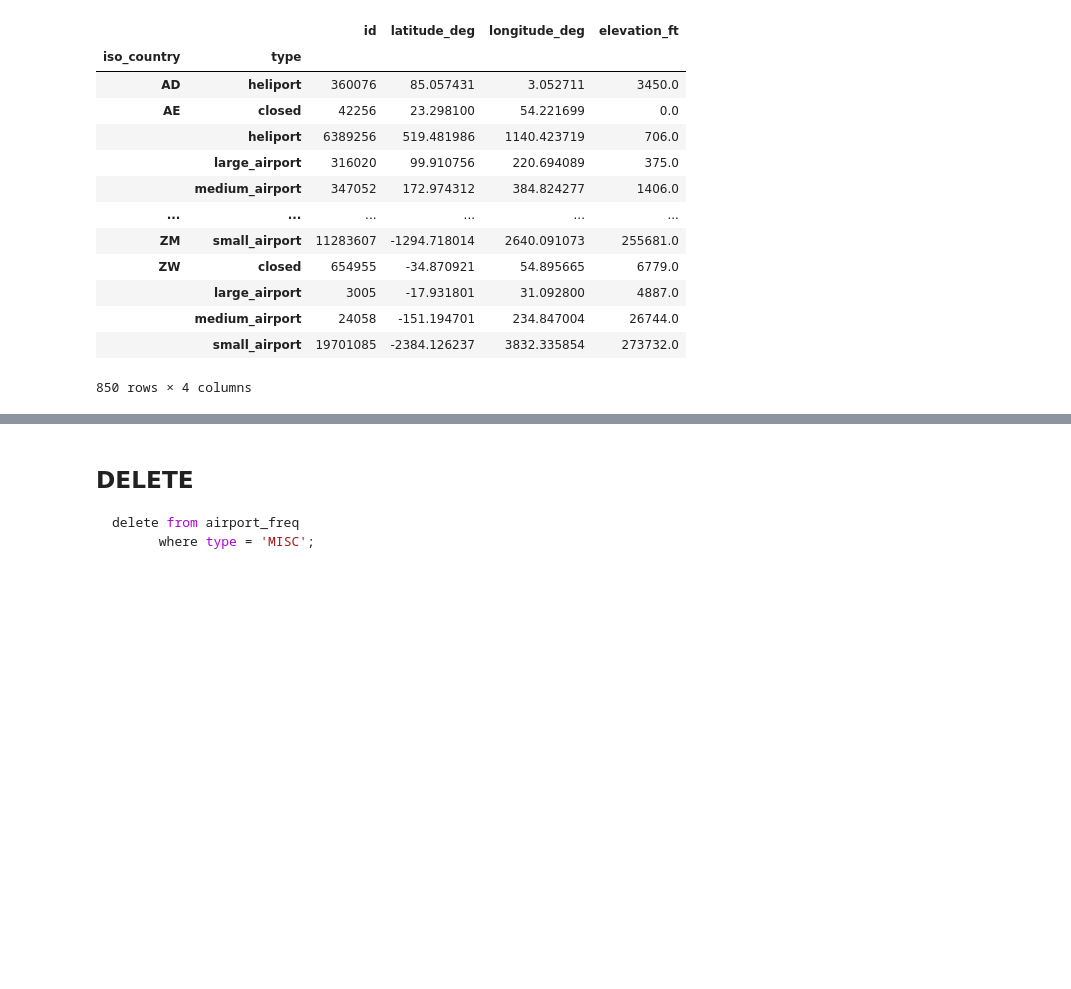
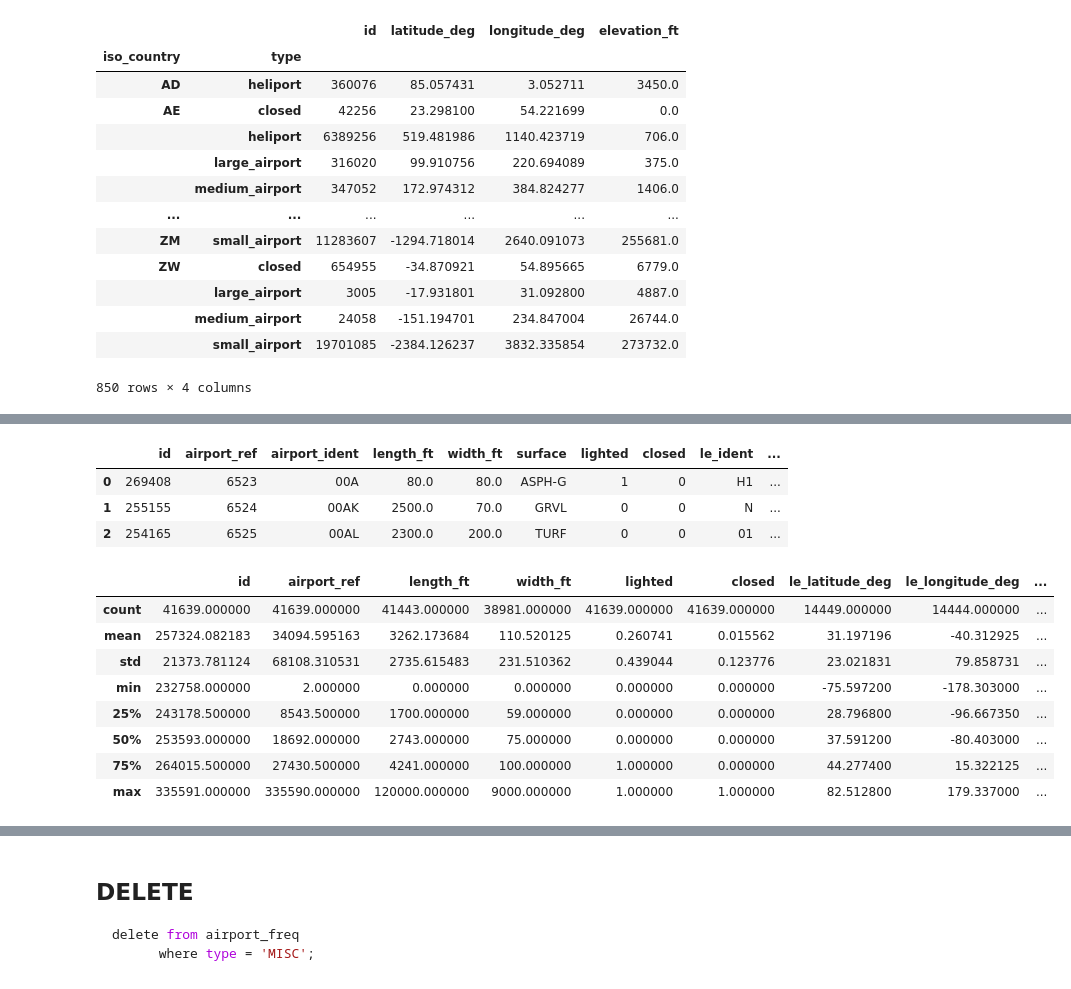
Before and after one commit to reddiana/blog, a Jupyter notebook: _notebooks/2020-08-23-SQL_vs_pandas.ipynb, the cells around one changed output, grey strips where cells are left out. Saved outputs shown, nothing was run; the diff lists cells and outputs as text; code cells hidden in the pictures; blank space fills up the shorter version.

```diff
--- a/_notebooks/2020-08-23-SQL_vs_pandas.ipynb
+++ b/_notebooks/2020-08-23-SQL_vs_pandas.ipynb
@@ -438 +590,20 @@ print(df)
+# %%
+runways.head(3)
+# %% [output]
+|  | id | airport_ref | airport_ident | length_ft | width_ft | surface | lighted | closed | le_ident | ... |
+| 0 | 269408 | 6523 | 00A | 80.0 | 80.0 | ASPH-G | 1 | 0 | H1 | ... |
+| 1 | 255155 | 6524 | 00AK | 2500.0 | 70.0 | GRVL | 0 | 0 | N | ... |
+| 2 | 254165 | 6525 | 00AL | 2300.0 | 200.0 | TURF | 0 | 0 | 01 | ... |
+# %%
+runways.describe()
+# %% [output]
+|  | id | airport_ref | length_ft | width_ft | lighted | closed | le_latitude_deg | le_longitude_deg | ... |
+| count | 41639.000000 | 41639.000000 | 41443.000000 | 38981.000000 | 41639.000000 | 41639.000000 | 14449.000000 | 14444.000000 | ... |
+| mean | 257324.082183 | 34094.595163 | 3262.173684 | 110.520125 | 0.260741 | 0.015562 | 31.197196 | -40.312925 | ... |
+| std | 21373.781124 | 68108.310531 | 2735.615483 | 231.510362 | 0.439044 | 0.123776 | 23.021831 | 79.858731 | ... |
+| min | 232758.000000 | 2.000000 | 0.000000 | 0.000000 | 0.000000 | 0.000000 | -75.597200 | -178.303000 | ... |
+| 25% | 243178.500000 | 8543.500000 | 1700.000000 | 59.000000 | 0.000000 | 0.000000 | 28.796800 | -96.667350 | ... |
+| 50% | 253593.000000 | 18692.000000 | 2743.000000 | 75.000000 | 0.000000 | 0.000000 | 37.591200 | -80.403000 | ... |
+| 75% | 264015.500000 | 27430.500000 | 4241.000000 | 100.000000 | 1.000000 | 0.000000 | 44.277400 | 15.322125 | ... |
+| max | 335591.000000 | 335590.000000 | 120000.000000 | 9000.000000 | 1.000000 | 1.000000 | 82.512800 | 179.337000 | ... |
 # %%
```
Also changed, not shown: parts of 80 cells of this notebook.
